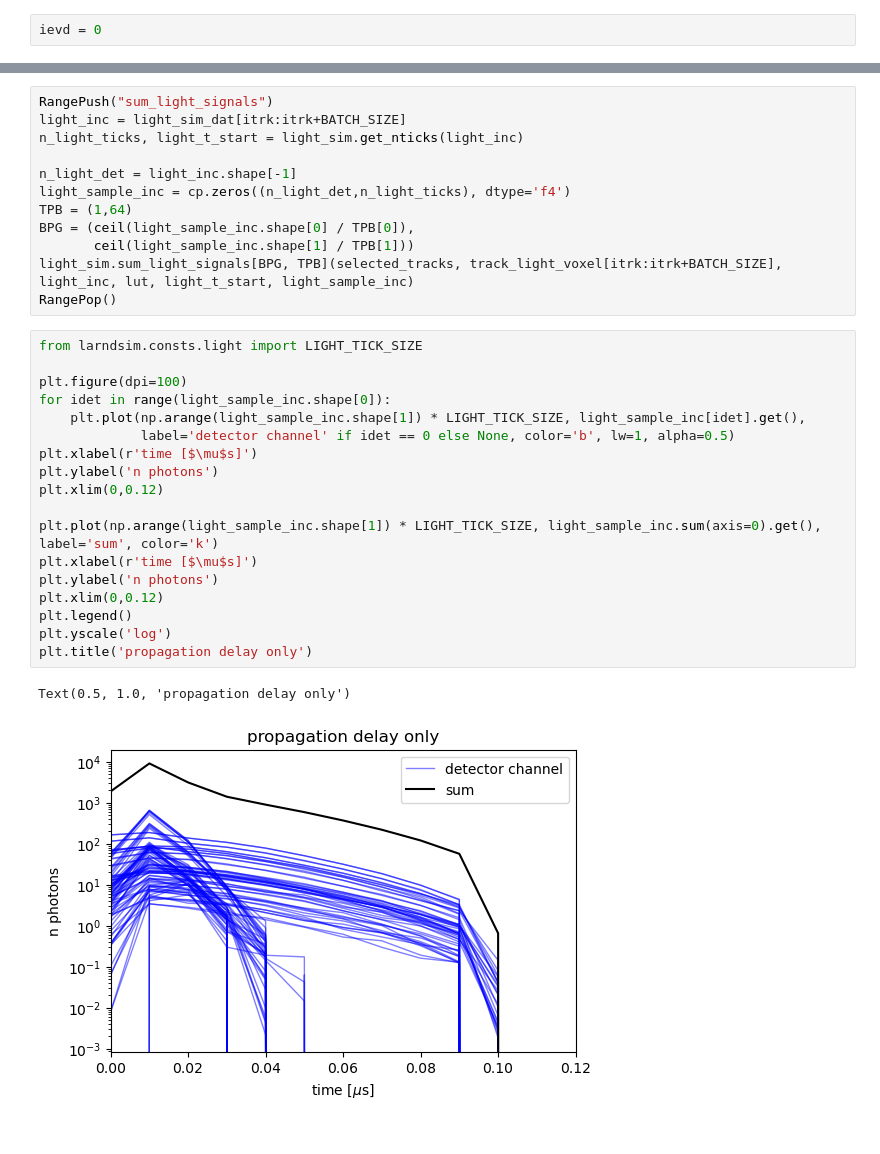
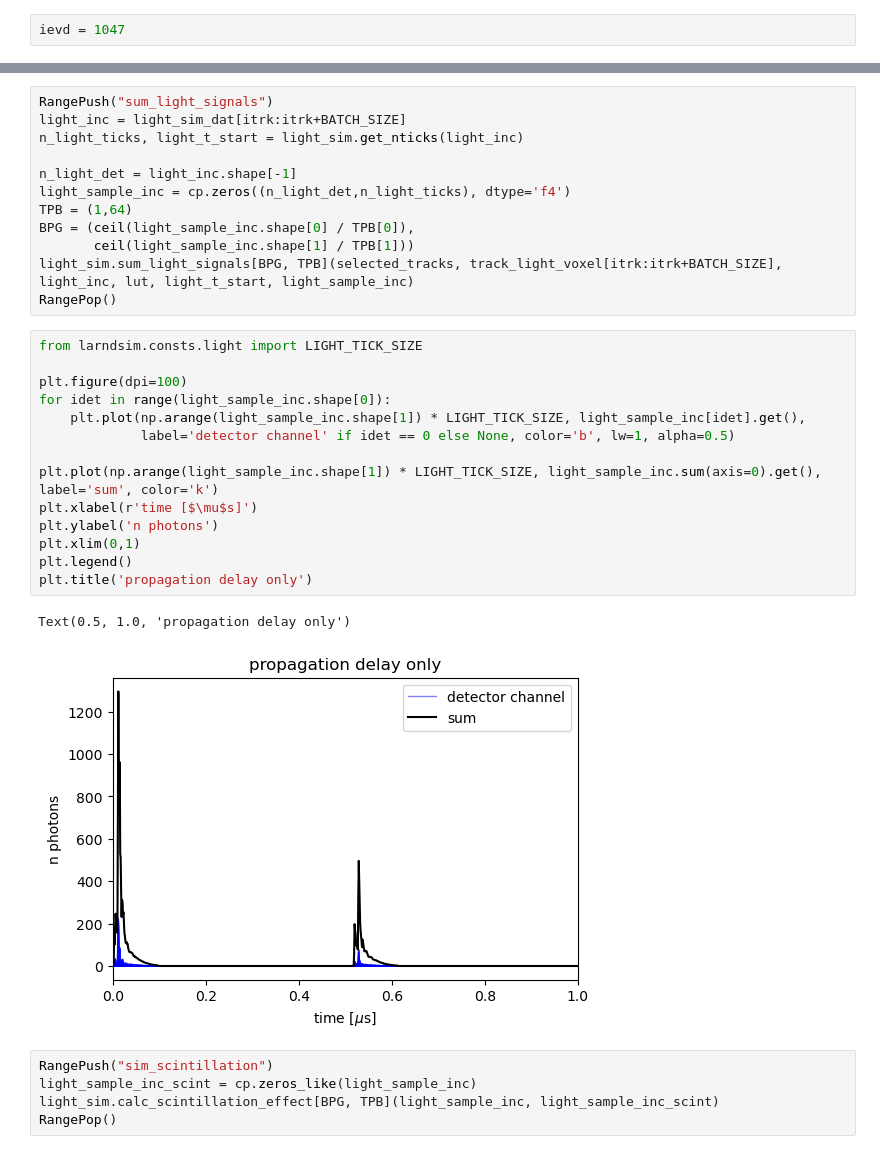
Before and after one commit to DUNE/larnd-sim, a Jupyter notebook: examples/Light signals.ipynb, the cells around one changed output, grey strips where cells are left out. Saved outputs shown, nothing was run; the diff lists cells and outputs as text.

Commit message:
Add scintillation light simulation

```diff
--- a/examples/Light signals.ipynb
+++ b/examples/Light signals.ipynb
@@ -215,7 +215,7 @@ plt.yscale('log')
 # %% [output]
 [figure]
 # %%
-ievd = 0
+ievd = 1047
 # %%
 # copy paste from simulate_pixels.py
 
@@ -396,21 +416,22 @@ RangePop()
 # %%
 from larndsim.consts.light import LIGHT_TICK_SIZE
 
 plt.figure(dpi=100)
 for idet in range(light_sample_inc.shape[0]):
     plt.plot(np.arange(light_sample_inc.shape[1]) * LIGHT_TICK_SIZE, light_sample_inc[idet].get(),
              label='detector channel' if idet == 0 else None, color='b', lw=1, alpha=0.5)
-plt.xlabel(r'time [$\mu$s]')
-plt.ylabel('n photons')
-plt.xlim(0,0.12)
 
 plt.plot(np.arange(light_sample_inc.shape[1]) * LIGHT_TICK_SIZE, light_sample_inc.sum(axis=0).get(), label='sum', color='k')
 plt.xlabel(r'time [$\mu$s]')
 plt.ylabel('n photons')
-plt.xlim(0,0.12)
+plt.xlim(0,1)
 plt.legend()
-plt.yscale('log')
 plt.title('propagation delay only')
 # %% [output]
 Text(0.5, 1.0, 'propagation delay only')
-[figure, old version]
+[figure, new version]
+# %%
+RangePush("sim_scintillation")
+light_sample_inc_scint = cp.zeros_like(light_sample_inc)
+light_sim.calc_scintillation_effect[BPG, TPB](light_sample_inc, light_sample_inc_scint)
+RangePop()
```
Also changed, not shown: parts of 3 cells of this notebook, 4 other files.
